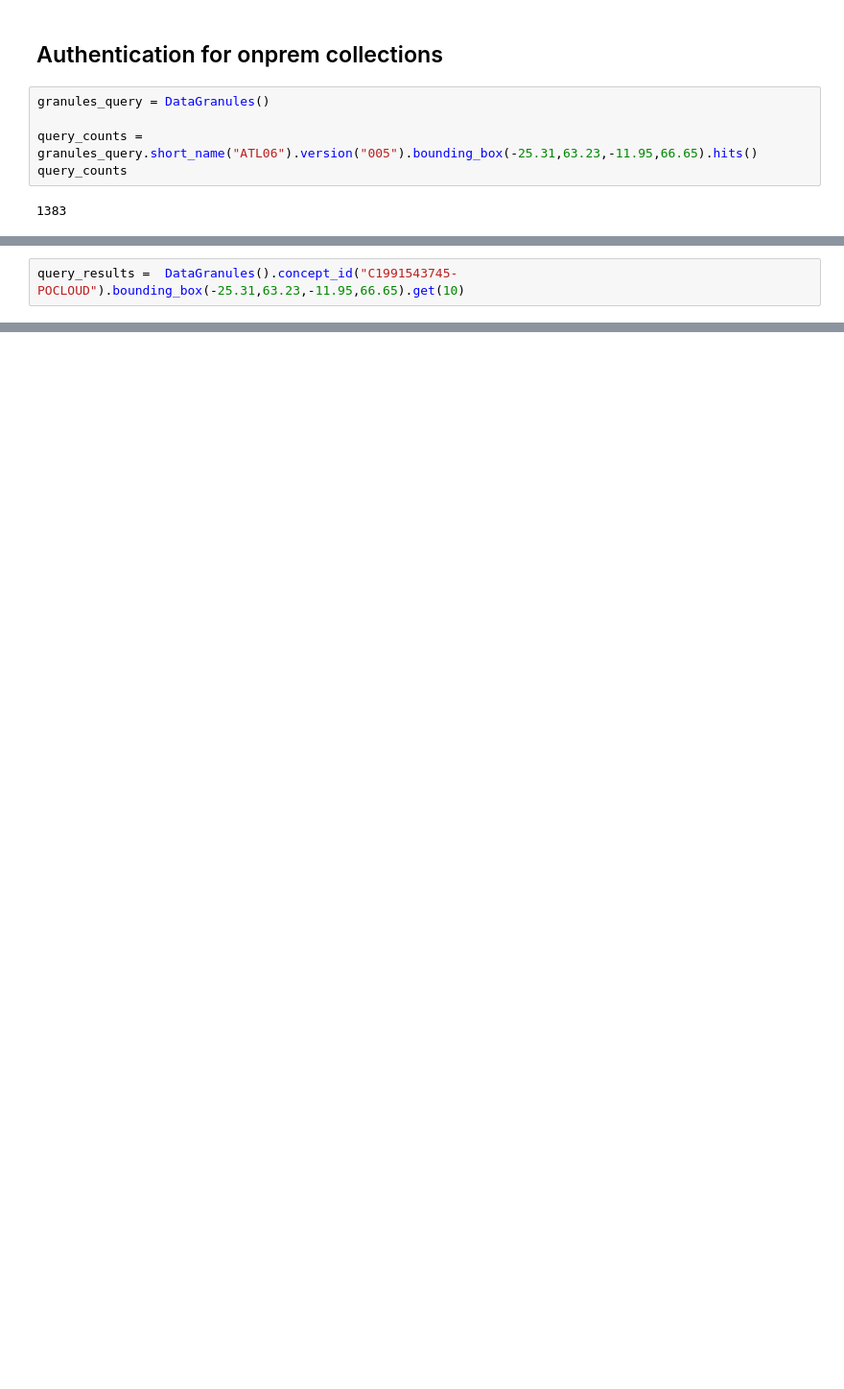
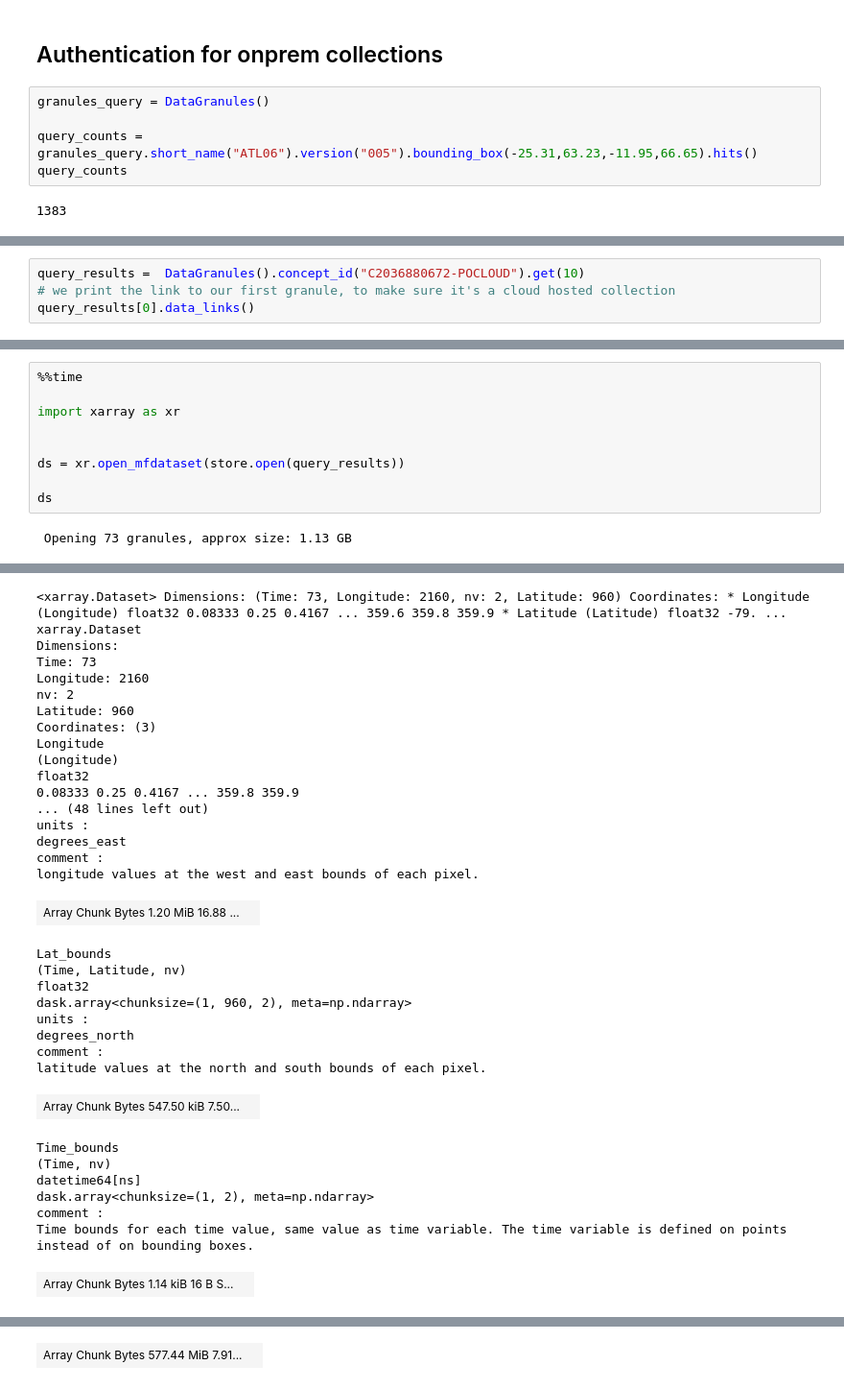
Before and after one commit to nsidc/earthaccess, a Jupyter notebook: notebooks/EarthdataLogin.ipynb, the cells around one changed output, grey strips where cells are left out. Shown at 96% size. Saved outputs shown, nothing was run; the diff lists cells and outputs as text; blank space fills up the shorter version.

Commit message:
using fsspec for the Store and updated dependencies

```diff
--- a/notebooks/EarthdataLogin.ipynb
+++ b/notebooks/EarthdataLogin.ipynb
@@ -79,2 +166,4 @@ granules
 # %%
-query_results =  DataGranules().concept_id("C1991543745-POCLOUD").bounding_box(-25.31,63.23,-11.95,66.65).get(10)
+query_results =  DataGranules().concept_id("C2036880672-POCLOUD").get(10)
+# we print the link to our first granule, to make sure it's a cloud hosted collection
+query_results[0].data_links()
@@ -92,0 +201,11 @@ onprem_session = auth.get_onprem_session("NSIDC")
+# %%
+%%time
+
+import xarray as xr
+
+
+ds = xr.open_mfdataset(store.open(query_results))
+
+ds
+# %% [output]
+ Opening 73 granules, approx size: 1.13 GB
@@ -92,0 +214,34 @@ onprem_session = auth.get_onprem_session("NSIDC")
+<xarray.Dataset> Dimensions: (Time: 73, Longitude: 2160, nv: 2, Latitude: 960) Coordinates: * Longitude (Longitude) float32 0.08333 0.25 0.4167 ... 359.6 359.8 359.9 * Latitude (Latitude) float32 -79. ...
+xarray.Dataset
+Dimensions:
+Time: 73
+Longitude: 2160
+nv: 2
+Latitude: 960
+Coordinates: (3)
+Longitude
+(Longitude)
+float32
+0.08333 0.25 0.4167 ... 359.8 359.9
+... (48 lines left out)
+units :
+degrees_east
+comment :
+longitude values at the west and east bounds of each pixel.
+| Array Chunk Bytes 1.20 MiB 16.88 ... |  |
+Lat_bounds
+(Time, Latitude, nv)
+float32
+dask.array<chunksize=(1, 960, 2), meta=np.ndarray>
+units :
+degrees_north
+comment :
+latitude values at the north and south bounds of each pixel.
+| Array Chunk Bytes 547.50 kiB 7.50... |  |
+Time_bounds
+(Time, nv)
+datetime64[ns]
+dask.array<chunksize=(1, 2), meta=np.ndarray>
+comment :
+Time bounds for each time value, same value as time variable. The time variable is defined on points instead of on bounding boxes.
+| Array Chunk Bytes 1.14 kiB 16 B S... |  |
@@ -92,0 +260 @@ onprem_session = auth.get_onprem_session("NSIDC")
+| Array Chunk Bytes 577.44 MiB 7.91... |  |
```
Also changed, not shown: parts of 20 cells of this notebook, 15 other files.
